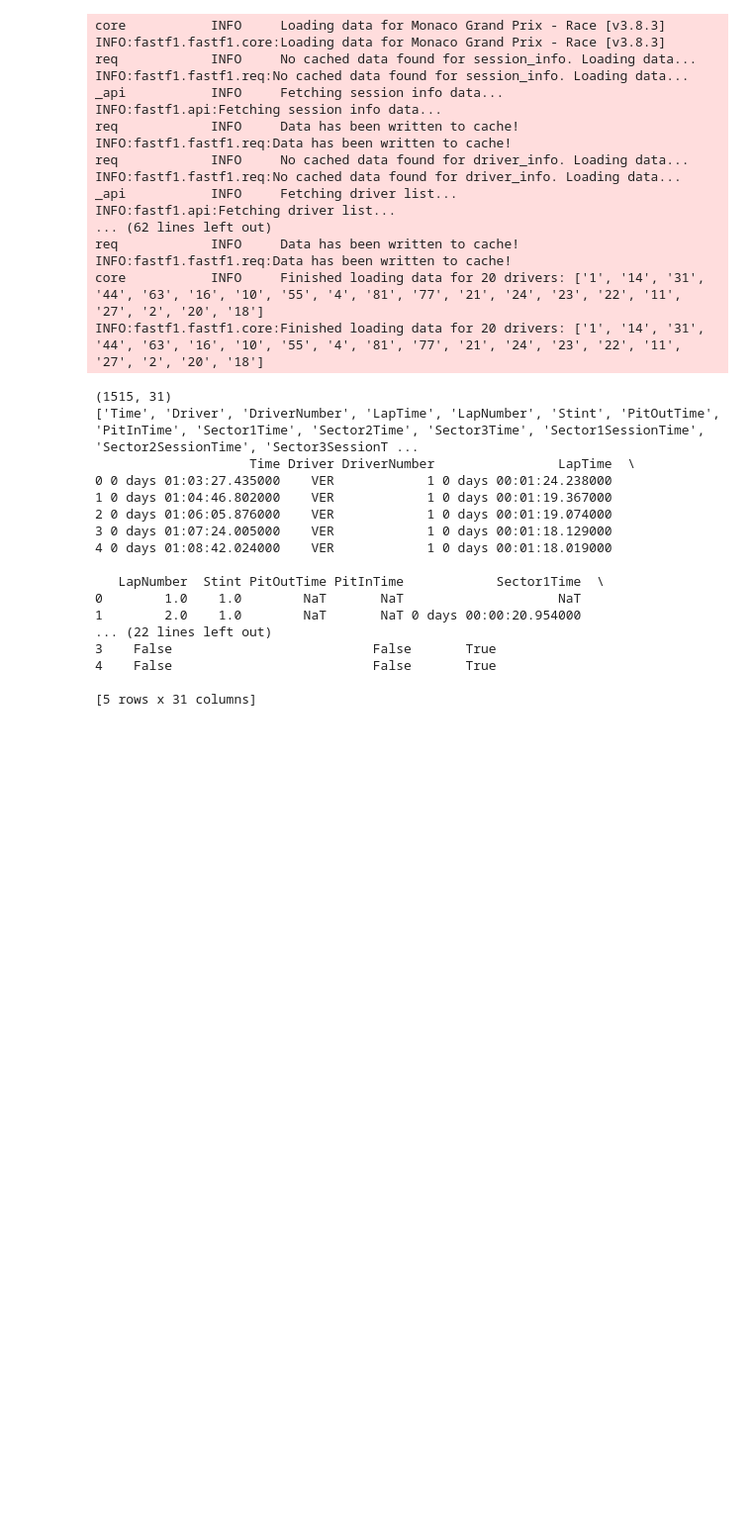
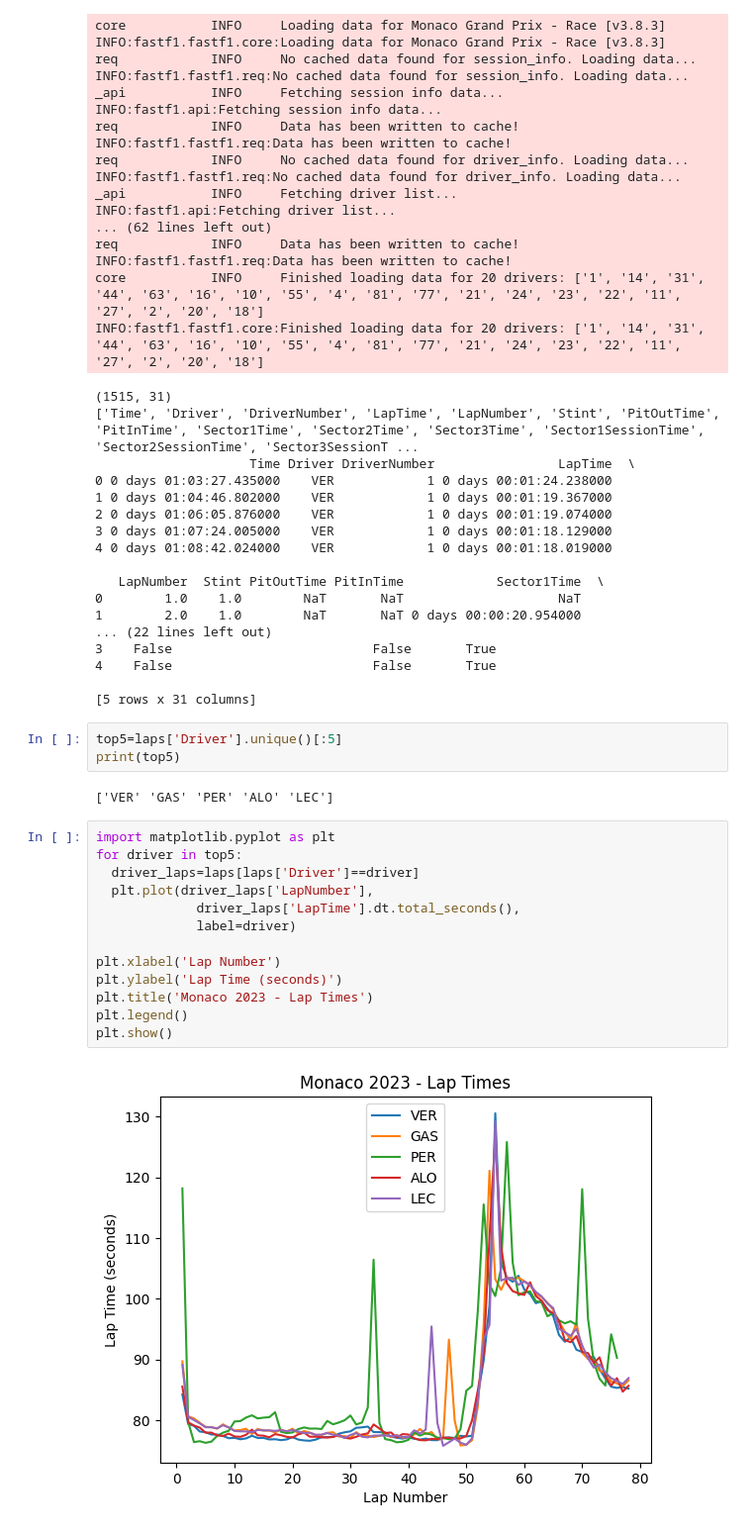
Before and after one commit to SwapnilJain0308/f1-stratergy-predictor, a Jupyter notebook: notebooks/01_data_exploration.ipynb, the cells around one changed output. Shown at 99% size. Drawn from its saved outputs; the diff is of its cells as text; blank space fills up the shorter version.

Commit message:
Added lap time visualization

```diff
--- a/notebooks/01_data_exploration.ipynb
+++ b/notebooks/01_data_exploration.ipynb
@@ -71,3 +71,23 @@ INFO:fastf1.fastf1.core:Finished loading data for 20 drivers: ['1', '14', '31',
 4    False                          False       True
 
 [5 rows x 31 columns]
+# %%
+top5=laps['Driver'].unique()[:5]
+print(top5)
+# %% [output]
+['VER' 'GAS' 'PER' 'ALO' 'LEC']
+# %%
+import matplotlib.pyplot as plt
+for driver in top5:
+  driver_laps=laps[laps['Driver']==driver]
+  plt.plot(driver_laps['LapNumber'],
+             driver_laps['LapTime'].dt.total_seconds(),
+             label=driver)
+
+plt.xlabel('Lap Number')
+plt.ylabel('Lap Time (seconds)')
+plt.title('Monaco 2023 - Lap Times')
+plt.legend()
+plt.show()
+# %% [output]
+[figure, added]
```
